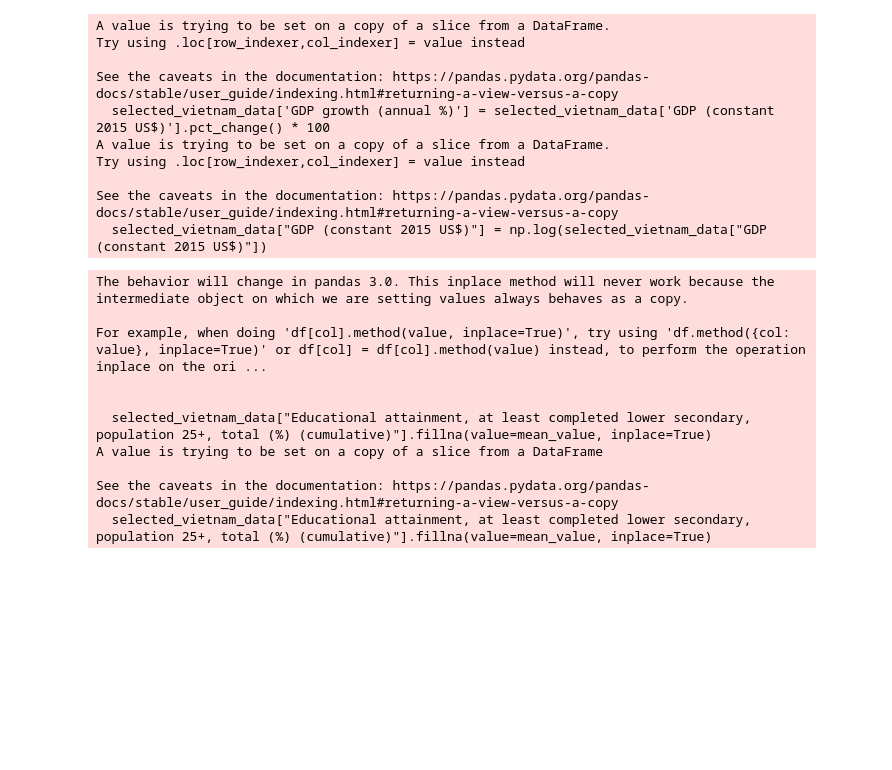
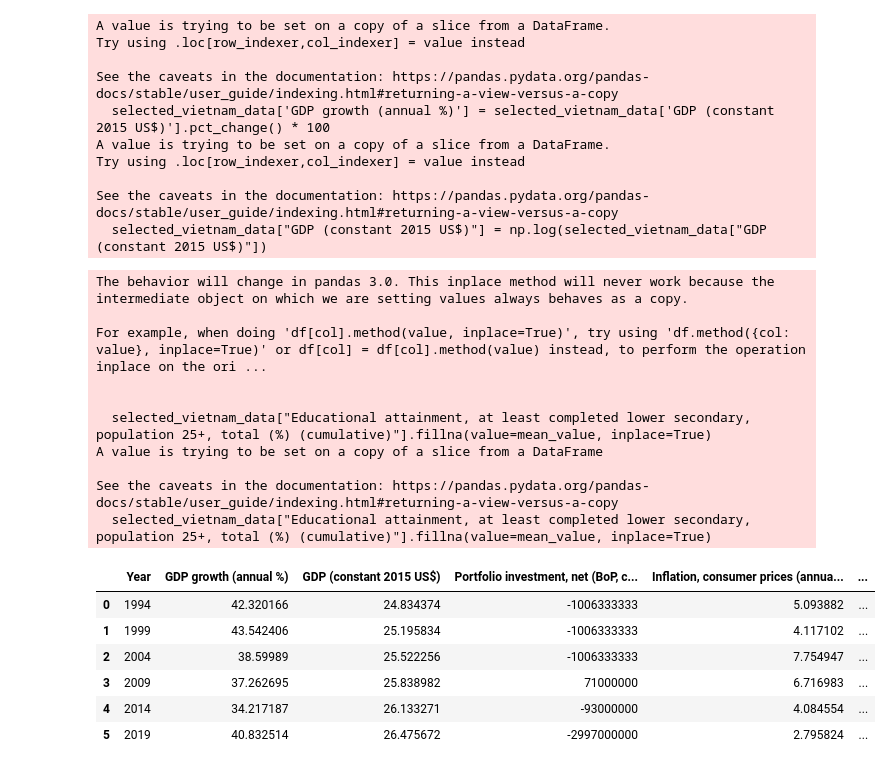
Before and after one commit to Shre-D/EGD-Assignment1, a Jupyter notebook: src/vietnam.ipynb, the cells around one changed output. Drawn from its saved outputs; the diff is of its cells as text; code cells hidden in the pictures; blank space fills up the shorter version.

```diff
--- a/src/vietnam.ipynb
+++ b/src/vietnam.ipynb
@@ -236,20 +249,28 @@ See the caveats in the documentation: https://pandas.pydata.org/pandas-docs/stab
 # %%
 mean_value = selected_vietnam_data["Educational attainment, at least completed lower secondary, population 25+, total (%) (cumulative)"].mean()
 selected_vietnam_data["Educational attainment, at least completed lower secondary, population 25+, total (%) (cumulative)"].fillna(value=mean_value, inplace=True)
 selected_vietnam_data[regression_columns]
 selected_vietnam_data = selected_vietnam_data.tail(6)
 selected_vietnam_data.reset_index(drop=True, inplace = True)
+selected_vietnam_data
 # %% [output]
 The behavior will change in pandas 3.0. This inplace method will never work because the intermediate object on which we are setting values always behaves as a copy.
 
 For example, when doing 'df[col].method(value, inplace=True)', try using 'df.method({col: value}, inplace=True)' or df[col] = df[col].method(value) instead, to perform the operation inplace on the ori ...
 
 
   selected_vietnam_data["Educational attainment, at least completed lower secondary, population 25+, total (%) (cumulative)"].fillna(value=mean_value, inplace=True)
 A value is trying to be set on a copy of a slice from a DataFrame
 
 See the caveats in the documentation: https://pandas.pydata.org/pandas-docs/stable/user_guide/indexing.html#returning-a-view-versus-a-copy
   selected_vietnam_data["Educational attainment, at least completed lower secondary, population 25+, total (%) (cumulative)"].fillna(value=mean_value, inplace=True)
+|  | Year | GDP growth (annual %) | GDP (constant 2015 US$) | Portfolio investment, net (BoP, c... | Inflation, consumer prices (annua... | ... |
+| 0 | 1994 | 42.320166 | 24.834374 | -1006333333 | 5.093882 | ... |
+| 1 | 1999 | 43.542406 | 25.195834 | -1006333333 | 4.117102 | ... |
+| 2 | 2004 | 38.59989 | 25.522256 | -1006333333 | 7.754947 | ... |
+| 3 | 2009 | 37.262695 | 25.838982 | 71000000 | 6.716983 | ... |
+| 4 | 2014 | 34.217187 | 26.133271 | -93000000 | 4.084554 | ... |
+| 5 | 2019 | 40.832514 | 26.475672 | -2997000000 | 2.795824 | ... |
 # %%
 from sklearn.model_selection import train_test_split
 from sklearn.linear_model import LinearRegression
```
Also changed, not shown: parts of 8 cells of this notebook.
